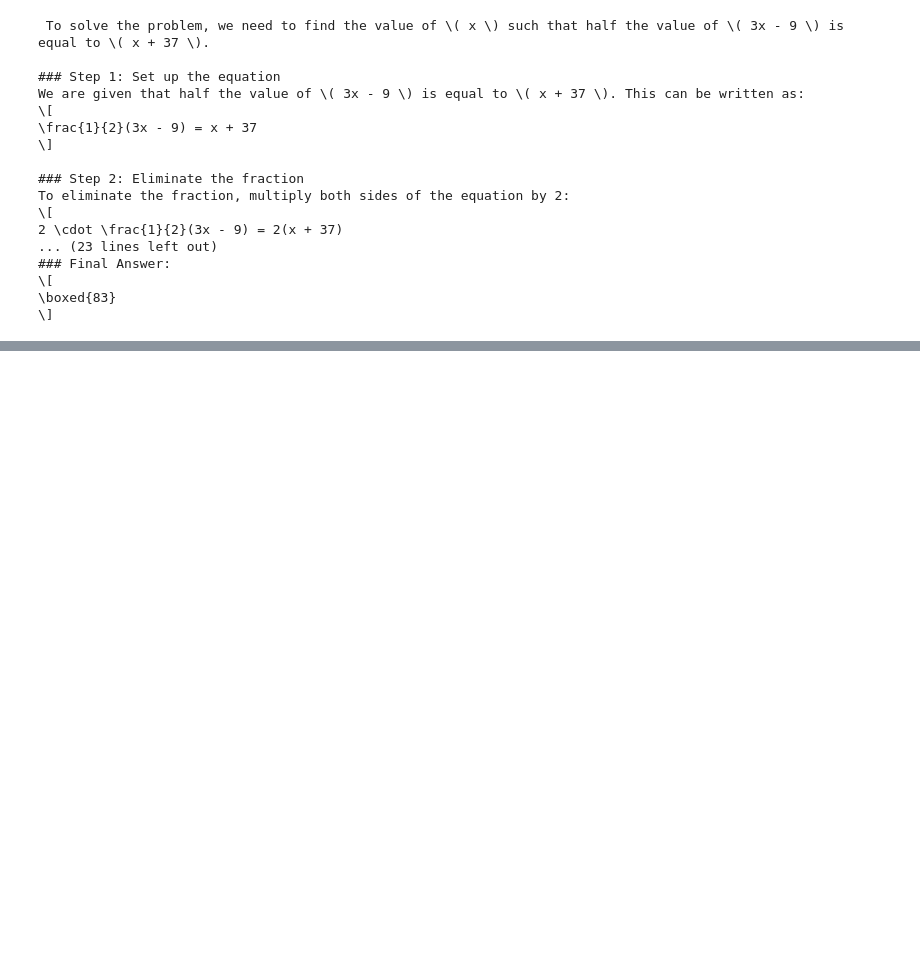
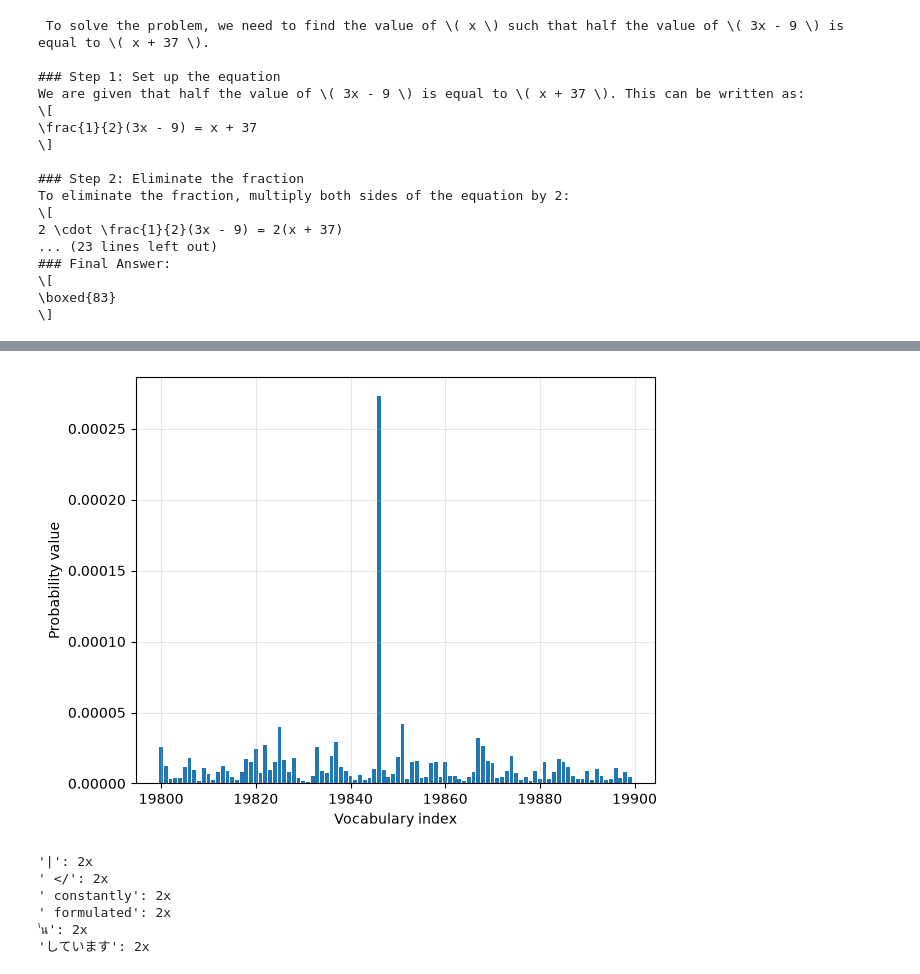
Before and after one commit to pwiszniewski/reasoning-from-scratch, a Jupyter notebook: my_code/ch04.ipynb, the cells around one changed output, grey strips where cells are left out. Cells and saved outputs as stored; diff of their text form; code cells hidden in the pictures; blank space fills up the shorter version.

```diff
--- a/my_code/ch04.ipynb
+++ b/my_code/ch04.ipynb
@@ -110,0 +225,6 @@ To eliminate the fraction, multiply both sides of the equation by 2:
+# %%
+rescaled_logits = scale_logits_by_temperature(next_token_logits, 5.0)
+
+next_token_probas = torch.softmax(
+    rescaled_logits, dim=-1
+)
@@ -110,0 +235,6 @@ To eliminate the fraction, multiply both sides of the equation by 2:
+# %%
+plot_scores_bar(
+    next_token_probas, arrow=False, ylabel="Probability value"
+)
+# %% [output]
+[figure, added]
@@ -110,0 +254,10 @@ To eliminate the fraction, multiply both sides of the equation by 2:
+# %%
+torch.manual_seed(123)
+count_samples(next_token_probas, tokenizer=tokenizer)
+# %% [output]
+'|': 2x
+' </': 2x
+' constantly': 2x
+' formulated': 2x
+'่น': 2x
+'しています': 2x
```
Also changed, not shown: parts of 14 cells of this notebook.
